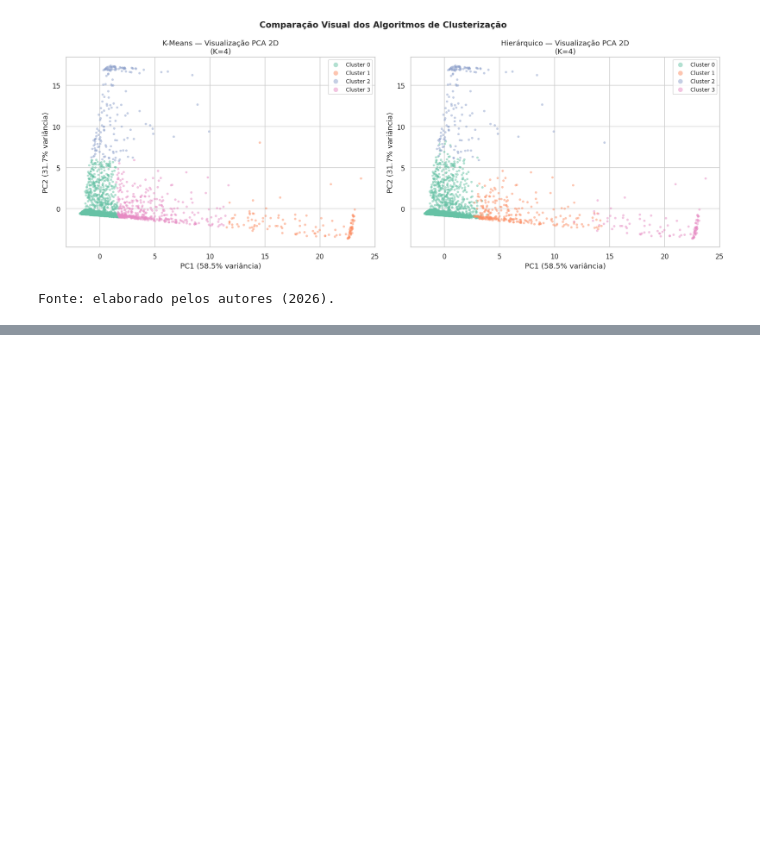
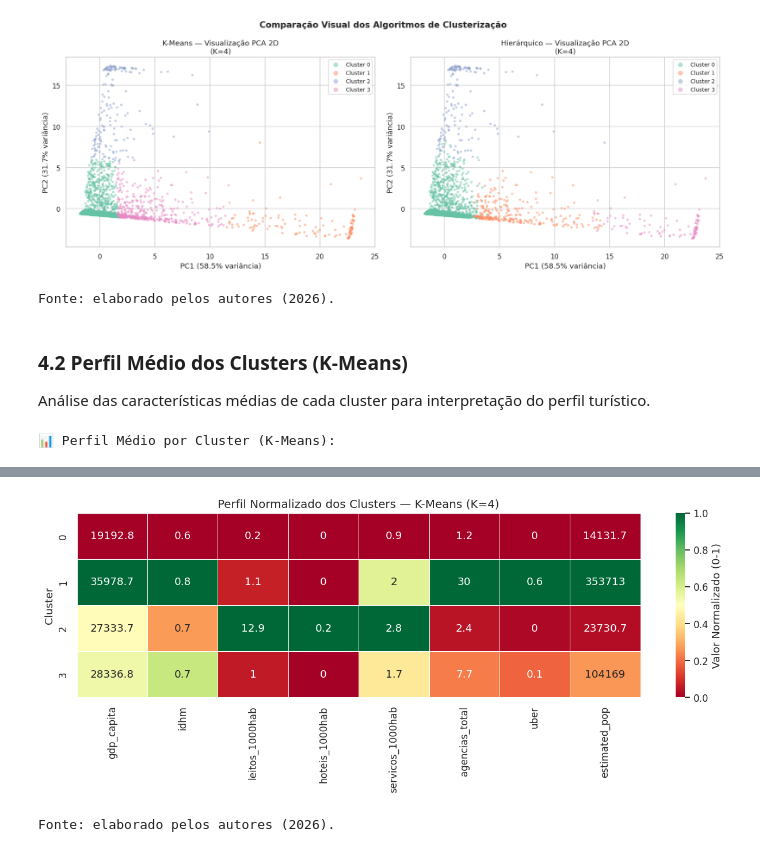
Before and after one commit to IsadoraMoraiss/Project_Pisi3, a Jupyter notebook: CLUSTERIZAÇÂO_PISI3.ipynb, the cells around one changed output, grey strips where cells are left out. Cells and saved outputs as stored; diff of their text form; code cells hidden in the pictures; blank space fills up the shorter version.

Commit message:
feat análise do perfil médio dos clusters com heatmap e boxplot

```diff
--- a/CLUSTERIZAÇÂO_PISI3.ipynb
+++ b/CLUSTERIZAÇÂO_PISI3.ipynb
@@ -620,3 +620,33 @@ print('Fonte: elaborado pelos autores (2026).')
 # %% [output]
 [figure]
 Fonte: elaborado pelos autores (2026).
+# %% [markdown]
+### 4.2 Perfil Médio dos Clusters (K-Means)
+
+Análise das características médias de cada cluster para interpretação do perfil turístico.
+# %%
+df_resultado = df_proc[['city', 'state', 'macrorregiao'] + FEATURES +
+                        ['potencial_joia_escondida', 'quadrante_dashboard']].copy()
+df_resultado['cluster_kmeans'] = labels_km
+
+# Perfil médio por cluster
+perfil = df_resultado.groupby('cluster_kmeans')[FEATURES].mean().round(2)
+perfil['n_cidades'] = df_resultado['cluster_kmeans'].value_counts().sort_index()
+
+print('📊 Perfil Médio por Cluster (K-Means):')
+display(perfil)
+
+# Heatmap do perfil normalizado
+perfil_norm = (perfil[FEATURES] - perfil[FEATURES].min()) / (perfil[FEATURES].max() - perfil[FEATURES].min())
+
+plt.figure(figsize=(12, 5))
+sns.heatmap(perfil_norm, annot=perfil[FEATURES].round(1), fmt='g',
+            cmap='RdYlGn', linewidths=0.5, cbar_kws={'label': 'Valor Normalizado (0-1)'})
+plt.title(f'Perfil Normalizado dos Clusters — K-Means (K={K_FINAL})', fontsize=13)
+plt.ylabel('Cluster')
+plt.tight_layout()
+plt.savefig('fig_perfil_clusters.png', dpi=110, bbox_inches='tight')
+plt.show()
+print('Fonte: elaborado pelos autores (2026).')
+# %% [output]
+📊 Perfil Médio por Cluster (K-Means):
@@ -622,0 +659,2 @@ Fonte: elaborado pelos autores (2026).
+[figure, added]
+Fonte: elaborado pelos autores (2026).
```
Also changed, not shown: parts of 3 cells of this notebook.
